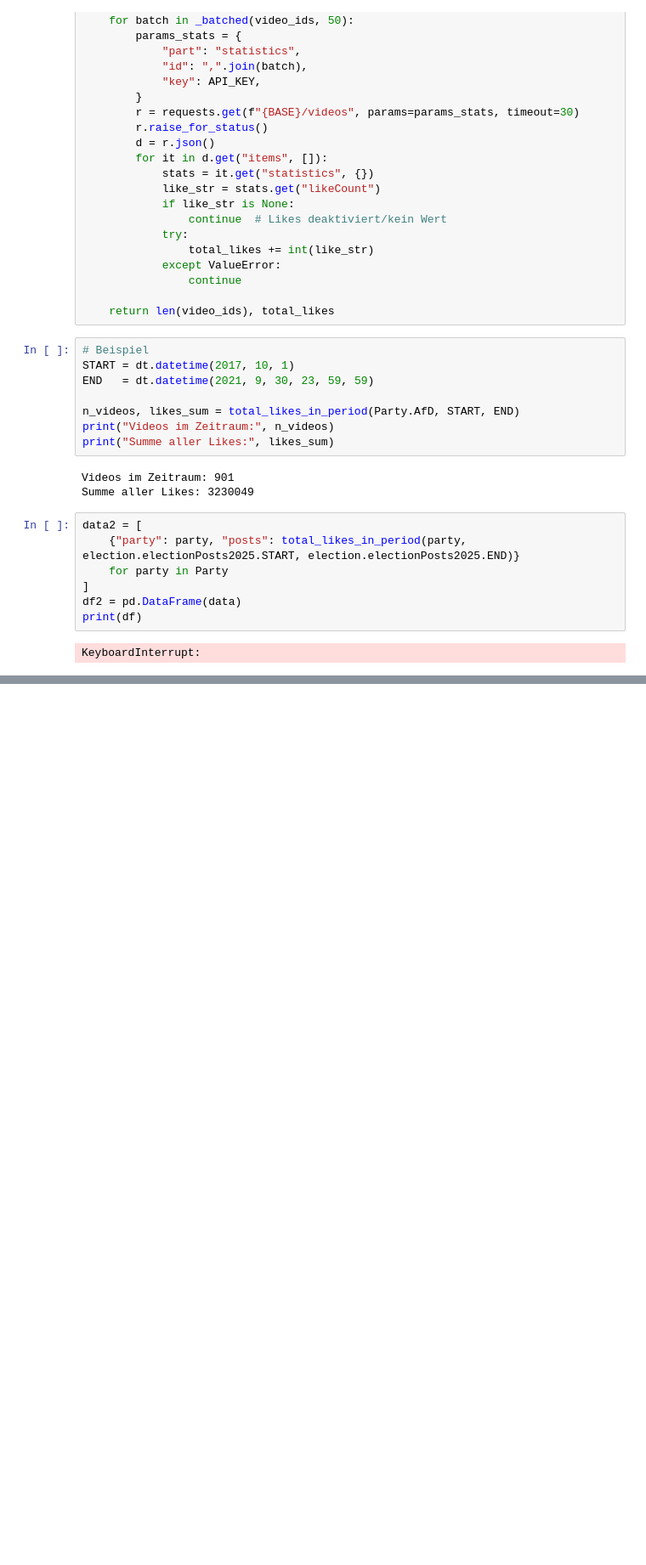
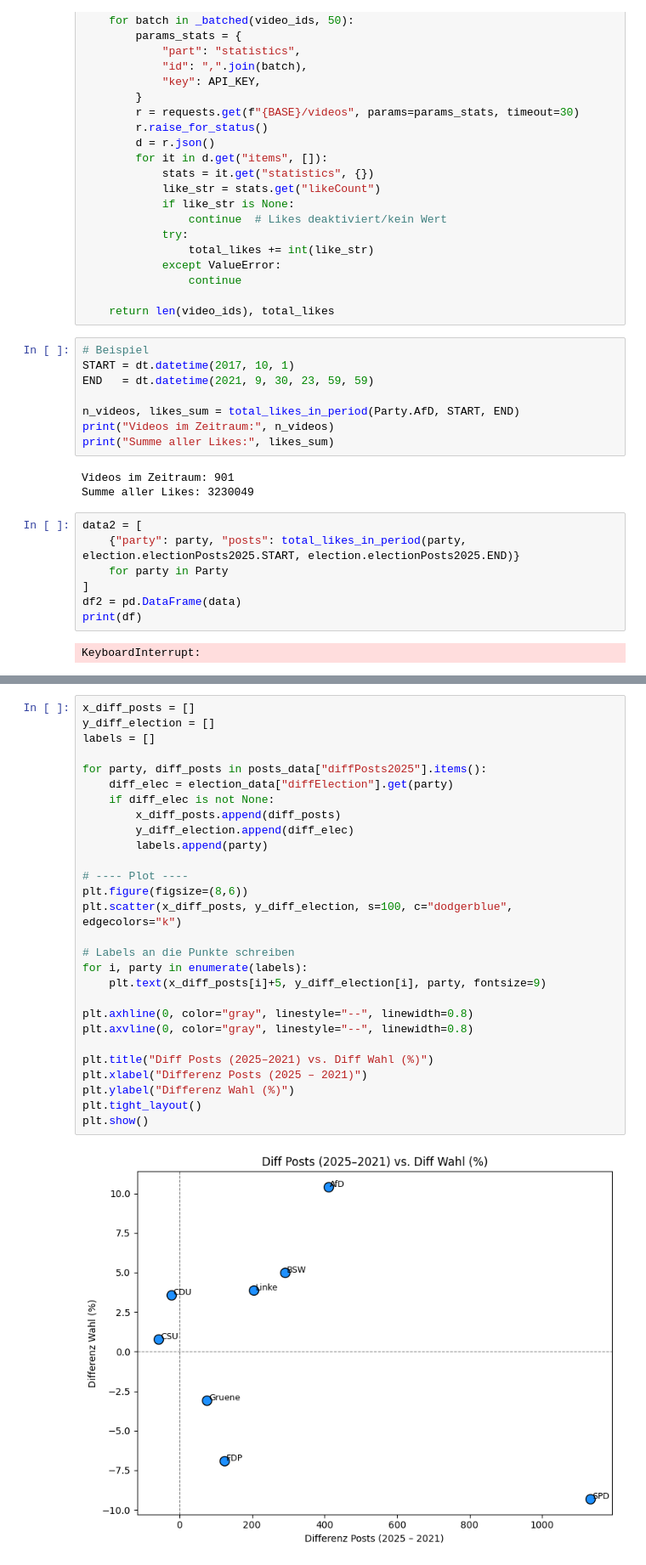
Before and after one commit to DataDivasCAU/DataDivas, a Jupyter notebook: Sonja/ConservativeVsProgressiveParties.ipynb, the cells around one changed output, grey strips where cells are left out. Shown: that part at 85% size. Cells and saved outputs as stored; diff of their text form; blank space fills up the shorter version.

```diff
--- a/Sonja/ConservativeVsProgressiveParties.ipynb
+++ b/Sonja/ConservativeVsProgressiveParties.ipynb
@@ -403,0 +507,30 @@ KeyboardInterrupt:
+# %%
+x_diff_posts = []
+y_diff_election = []
+labels = []
+
+for party, diff_posts in posts_data["diffPosts2025"].items():
+    diff_elec = election_data["diffElection"].get(party)
+    if diff_elec is not None:
+        x_diff_posts.append(diff_posts)
+        y_diff_election.append(diff_elec)
+        labels.append(party)
+
+# ---- Plot ----
+plt.figure(figsize=(8,6))
+plt.scatter(x_diff_posts, y_diff_election, s=100, c="dodgerblue", edgecolors="k")
+
+# Labels an die Punkte schreiben
+for i, party in enumerate(labels):
+    plt.text(x_diff_posts[i]+5, y_diff_election[i], party, fontsize=9)
+
+plt.axhline(0, color="gray", linestyle="--", linewidth=0.8)
+plt.axvline(0, color="gray", linestyle="--", linewidth=0.8)
+
+plt.title("Diff Posts (2025–2021) vs. Diff Wahl (%)")
+plt.xlabel("Differenz Posts (2025 – 2021)")
+plt.ylabel("Differenz Wahl (%)")
+plt.tight_layout()
+plt.show()
+# %% [output]
+[figure, added]
```
Also changed, not shown: parts of 6 cells of this notebook, 15 other files.
